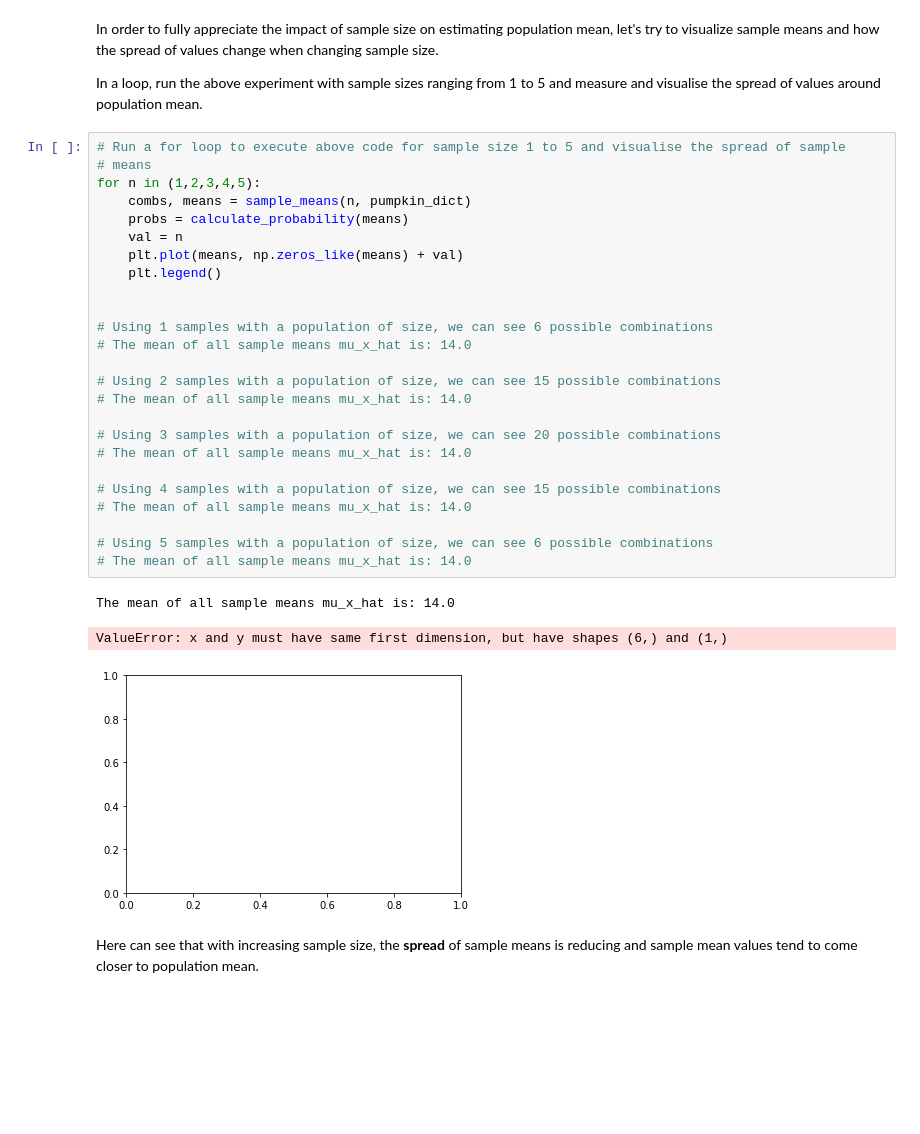
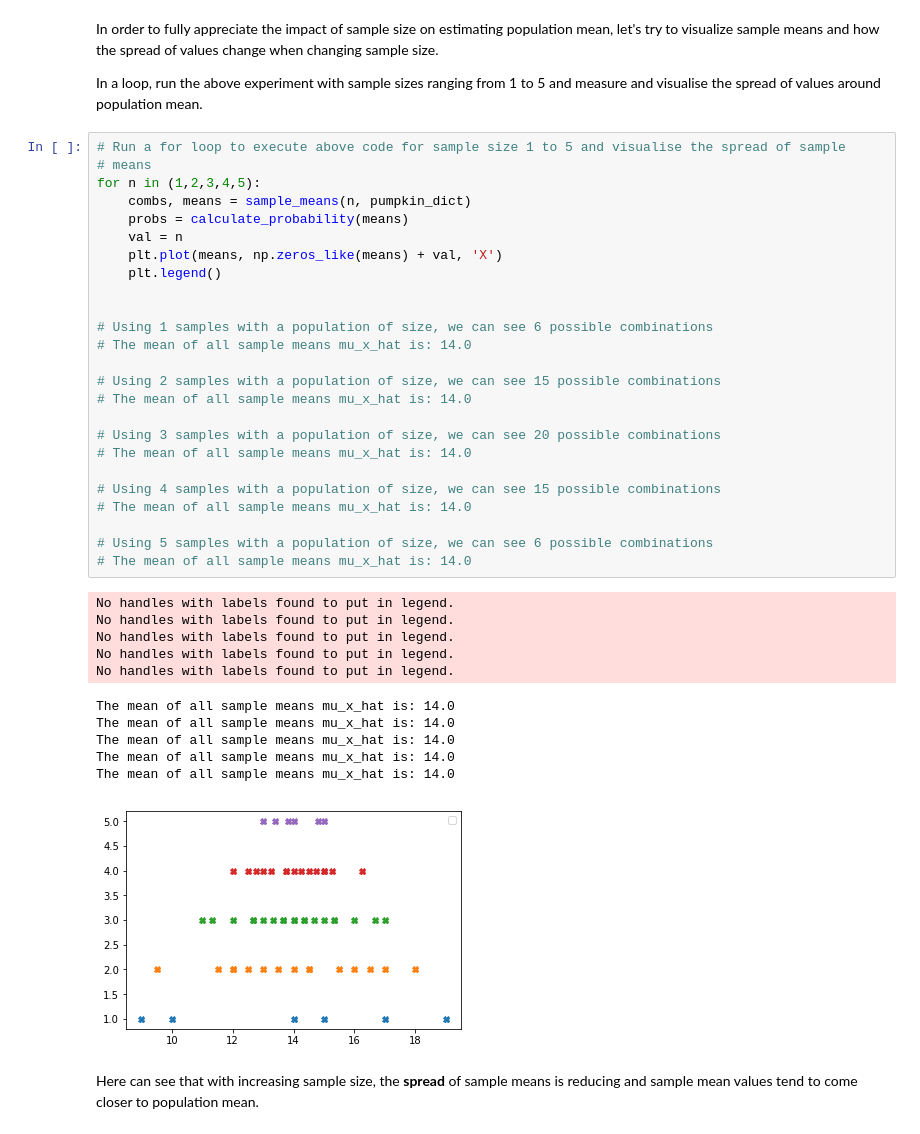
Before and after one commit to DRyanMiller/dsc-sampling-statistics-dc-ds-career-042219, a Jupyter notebook: index.ipynb, the cells around one changed output. Cells and saved outputs as stored; diff of their text form; blank space fills up the shorter version.

```diff
--- a/index.ipynb
+++ b/index.ipynb
@@ -301,32 +301,40 @@ In a loop, run the above experiment with sample sizes ranging from 1 to 5 and me
 # %%
 # Run a for loop to execute above code for sample size 1 to 5 and visualise the spread of sample
 # means
 for n in (1,2,3,4,5):
     combs, means = sample_means(n, pumpkin_dict)
     probs = calculate_probability(means)
     val = n
-    plt.plot(means, np.zeros_like(means) + val)
+    plt.plot(means, np.zeros_like(means) + val, 'X')
     plt.legend()
 
 
 # Using 1 samples with a population of size, we can see 6 possible combinations
 # The mean of all sample means mu_x_hat is: 14.0
 
 # Using 2 samples with a population of size, we can see 15 possible combinations
 # The mean of all sample means mu_x_hat is: 14.0
 
 # Using 3 samples with a population of size, we can see 20 possible combinations
 # The mean of all sample means mu_x_hat is: 14.0
 
 # Using 4 samples with a population of size, we can see 15 possible combinations
 # The mean of all sample means mu_x_hat is: 14.0
 
 # Using 5 samples with a population of size, we can see 6 possible combinations
 # The mean of all sample means mu_x_hat is: 14.0
 # %% [output]
-The mean of all sample means mu_x_hat is: 14.0
+No handles with labels found to put in legend.
+No handles with labels found to put in legend.
+No handles with labels found to put in legend.
+No handles with labels found to put in legend.
+No handles with labels found to put in legend.
-ValueError: x and y must have same first dimension, but have shapes (6,) and (1,)
+The mean of all sample means mu_x_hat is: 14.0
+The mean of all sample means mu_x_hat is: 14.0
+The mean of all sample means mu_x_hat is: 14.0
+The mean of all sample means mu_x_hat is: 14.0
+The mean of all sample means mu_x_hat is: 14.0
-[figure, old version]
+[figure, new version]
 # %% [markdown]
 Here can see that with increasing sample size, the **spread** of sample means is reducing and sample mean values tend to come closer to population mean.
 # %% [markdown]
```
